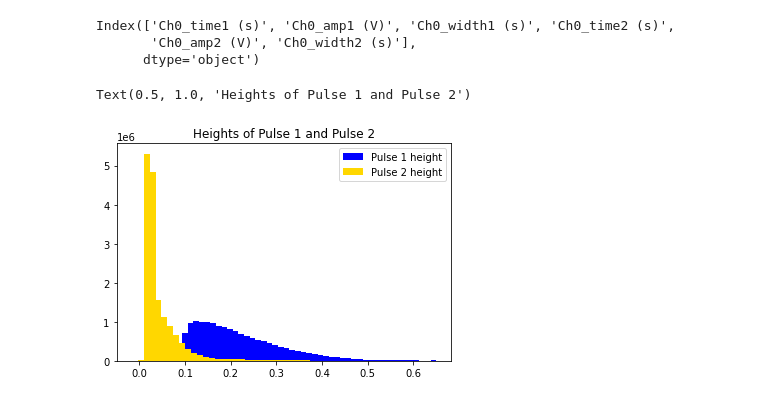
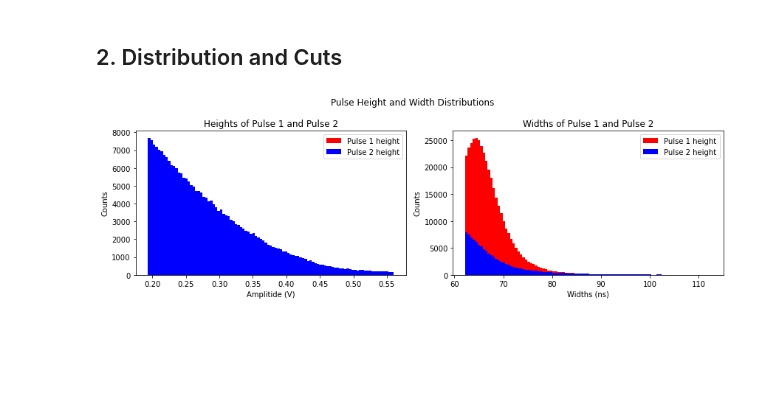
Before and after one commit to amashaperera3/PHYS111B-Lab, a Jupyter notebook: MUOLab1/MUODataAnalysis.ipynb, the cells around one changed output. Drawn from its saved outputs; the diff is of its cells as text; code cells hidden in the pictures; blank space fills up the shorter version.

```diff
--- a/MUOLab1/MUODataAnalysis.ipynb
+++ b/MUOLab1/MUODataAnalysis.ipynb
@@ -40,18 +36,29 @@ data
+# %% [markdown]
+## 2. Distribution and Cuts ##
 # %%
-#2. Here we examine the distribution of pulse heights and pulse widths
-data.columns
-print(data.columns)
+#distribution of pulse heights and pulse widths
+fig, axes = plt.subplots(1, 2, figsize=(12,4))
 
-#heightdiff = combined_data['Ch0_amp2 (V)'] - combined_data['Ch0_amp1 (V)']
-p1height = data['Ch0_amp1 (V)']
-plt.hist(p1height, bins=50, label = 'Pulse 1 height', color = 'blue')
-p2height = data['Ch0_amp2 (V)']
-plt.hist(p2height, bins=50, label = 'Pulse 2 height', color = 'gold')
-plt.legend()
-plt.title('Heights of Pulse 1 and Pulse 2')
+#guess the number of bins to use in the histogram by quantile
+bins_h = np.linspace(*np.quantile(np.r_[amp1, amp2], [0.5, 0.995]), 100)
+bins_w = np.linspace(*np.quantile(np.r_[w1, w2], [0.5, 0.995]), 100)
+
+axes[1].hist(w1, bins=bins_w, label = 'Pulse 1 height', color = 'red')
+axes[1].hist(w2, bins=bins_w, label = 'Pulse 2 height', color = 'blue')
+axes[1].legend()
+axes[1].set_xlabel("Widths (ns)")
+axes[1].set_ylabel("Counts")
+axes[1].set_title('Widths of Pulse 1 and Pulse 2')
+
+axes[0].hist(amp1, bins=bins_h, label = 'Pulse 1 height', color = 'red')
+axes[0].hist(amp2, bins=bins_h, label = 'Pulse 2 height', color = 'blue')
+axes[0].legend()
+axes[0].set_xlabel("Amplitide (V)")
+axes[0].set_ylabel("Counts")
+axes[0].set_title('Heights of Pulse 1 and Pulse 2')
+
+plt.suptitle("Pulse Height and Width Distributions")
+plt.tight_layout()
+plt.show()
 # %% [output]
-Index(['Ch0_time1 (s)', 'Ch0_amp1 (V)', 'Ch0_width1 (s)', 'Ch0_time2 (s)',
-       'Ch0_amp2 (V)', 'Ch0_width2 (s)'],
-      dtype='object')
-Text(0.5, 1.0, 'Heights of Pulse 1 and Pulse 2')
-[figure, old version]
+[figure, new version]
```
Also changed, not shown: parts of 37 cells of this notebook, 3 other files.
